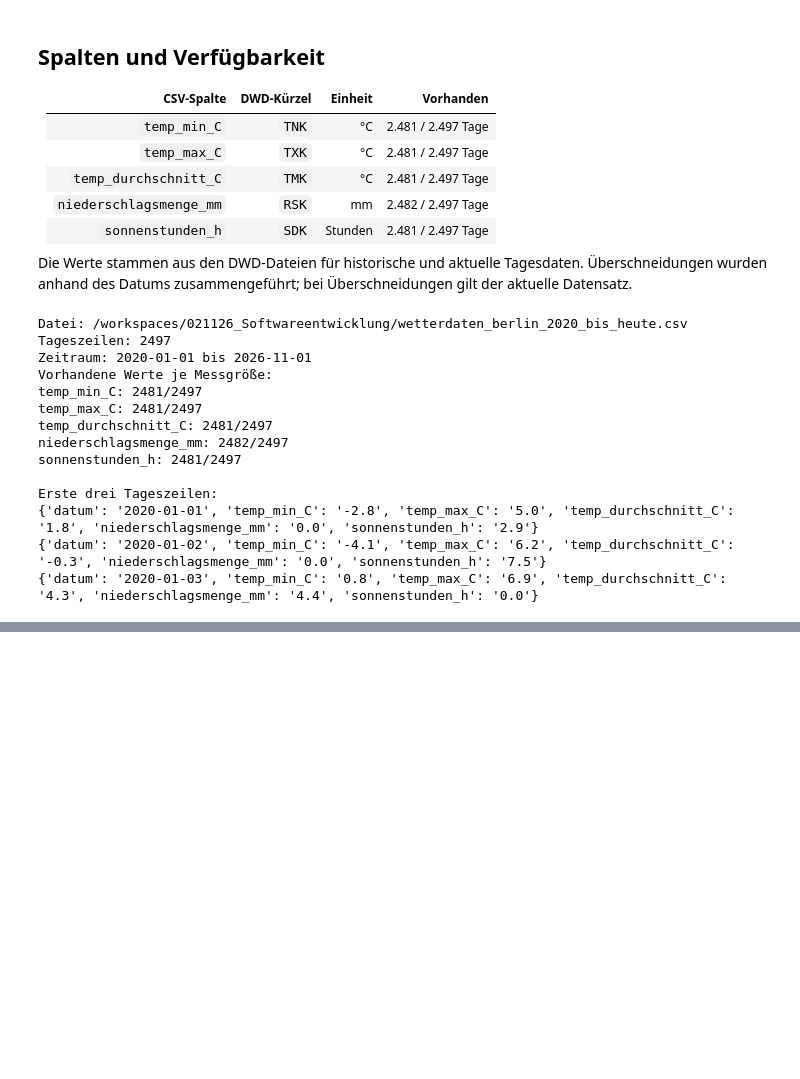
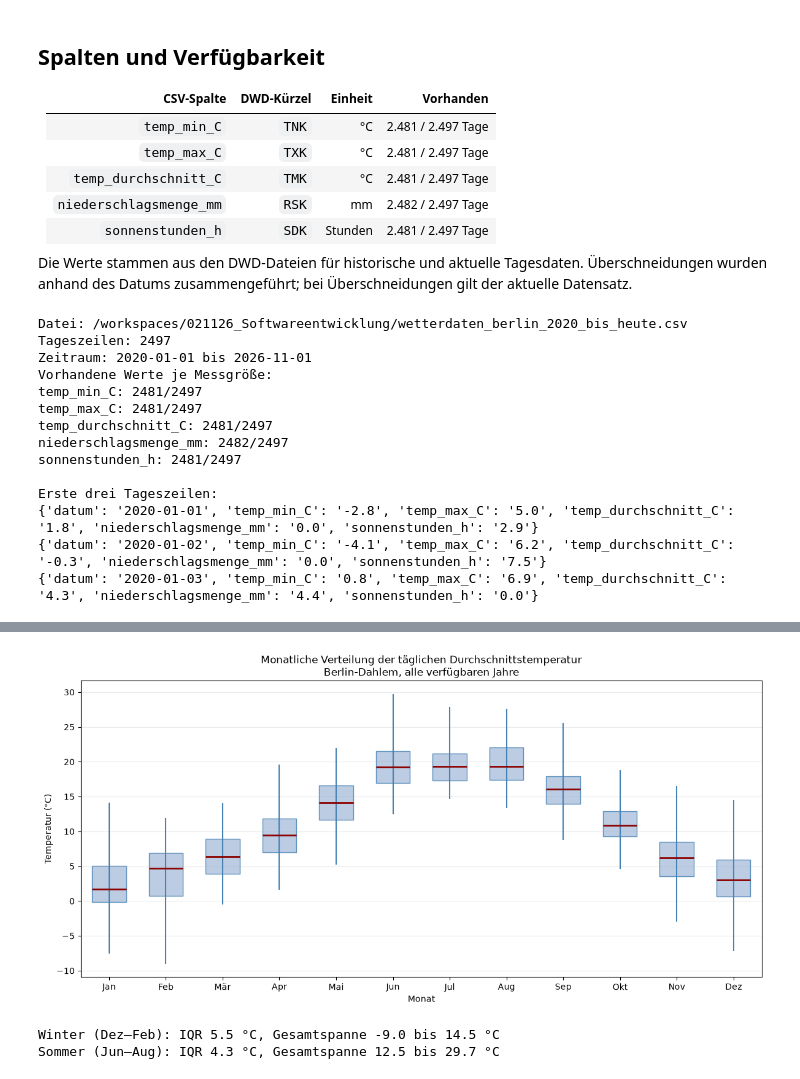
Before and after one commit to LeonGruen/021126_Softwareentwicklung, a Jupyter notebook: wetterdaten_berlin_2020_heute.ipynb, the cells around one changed output, grey strips where cells are left out. Saved outputs shown, nothing was run; the diff lists cells and outputs as text; code cells hidden in the pictures; blank space fills up the shorter version.

```diff
--- a/wetterdaten_berlin_2020_heute.ipynb
+++ b/wetterdaten_berlin_2020_heute.ipynb
@@ -62,0 +100,79 @@ Erste drei Tageszeilen:
+# %%
+temperaturen_pro_monat = {monat: [] for monat in range(1, 13)}
+
+for zeile in messwerte:
+    if zeile["temp_durchschnitt_C"]:
+        monat = int(zeile["datum"][5:7])
+        temperaturen_pro_monat[monat].append(float(zeile["temp_durchschnitt_C"]))
+
+
+def quantil(daten, anteil):
+    sortiert = sorted(daten)
+    position = (len(sortiert) - 1) * anteil
+    unten = int(position)
+    oben = min(unten + 1, len(sortiert) - 1)
+    gewicht = position - unten
+    return sortiert[unten] * (1 - gewicht) + sortiert[oben] * gewicht
+
+
+monatsnamen = ["Jan", "Feb", "Mär", "Apr", "Mai", "Jun",
+               "Jul", "Aug", "Sep", "Okt", "Nov", "Dez"]
+
+fig, ax = plt.subplots(figsize=(12, 6))
+
+for monat, daten in temperaturen_pro_monat.items():
+    if not daten:
+        continue
+
+    minimum = min(daten)
+    maximum = max(daten)
+    q1 = quantil(daten, 0.25)
+    median = quantil(daten, 0.50)
+    q3 = quantil(daten, 0.75)
+
+    # Docht: Minimum bis Maximum; Körper: erstes bis drittes Quartil
+    ax.vlines(monat, minimum, maximum, color="steelblue", linewidth=1.5)
+    ax.add_patch(
+        plt.Rectangle(
+            (monat - 0.3, q1),
+            0.6,
+            q3 - q1,
+            facecolor="lightsteelblue",
+            edgecolor="steelblue",
+            alpha=0.85,
+        )
+    )
+    ax.hlines(median, monat - 0.3, monat + 0.3, color="darkred", linewidth=2)
+
+ax.set_xticks(range(1, 13), monatsnamen)
+ax.set_xlim(0.5, 12.5)
+ax.set_title("Monatliche Verteilung der täglichen Durchschnittstemperatur\nBerlin-Dahlem, alle verfügbaren Jahre")
+ax.set_xlabel("Monat")
+ax.set_ylabel("Temperatur (°C)")
+ax.grid(axis="y", alpha=0.25)
+fig.tight_layout()
+plt.show()
+
+winterwerte = [
+    wert
+    for monat in (12, 1, 2)
+    for wert in temperaturen_pro_monat[monat]
+]
+sommerwerte = [
+    wert
+    for monat in (6, 7, 8)
+    for wert in temperaturen_pro_monat[monat]
+]
+
+print(
+    f"Winter (Dez–Feb): IQR {quantil(winterwerte, 0.75) - quantil(winterwerte, 0.25):.1f} °C, "
+    f"Gesamtspanne {min(winterwerte):.1f} bis {max(winterwerte):.1f} °C"
+)
+print(
+    f"Sommer (Jun–Aug): IQR {quantil(sommerwerte, 0.75) - quantil(sommerwerte, 0.25):.1f} °C, "
+    f"Gesamtspanne {min(sommerwerte):.1f} bis {max(sommerwerte):.1f} °C"
+)
+# %% [output]
+[figure, added]
+Winter (Dez–Feb): IQR 5.5 °C, Gesamtspanne -9.0 bis 14.5 °C
+Sommer (Jun–Aug): IQR 4.3 °C, Gesamtspanne 12.5 bis 29.7 °C
```
Also changed, not shown: parts of 14 cells of this notebook.
